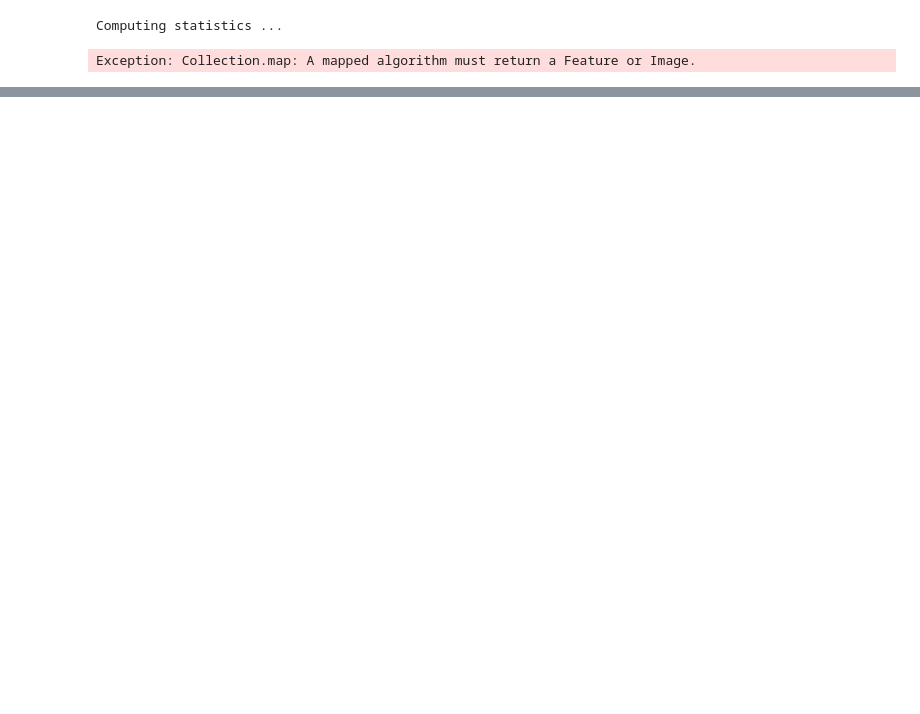
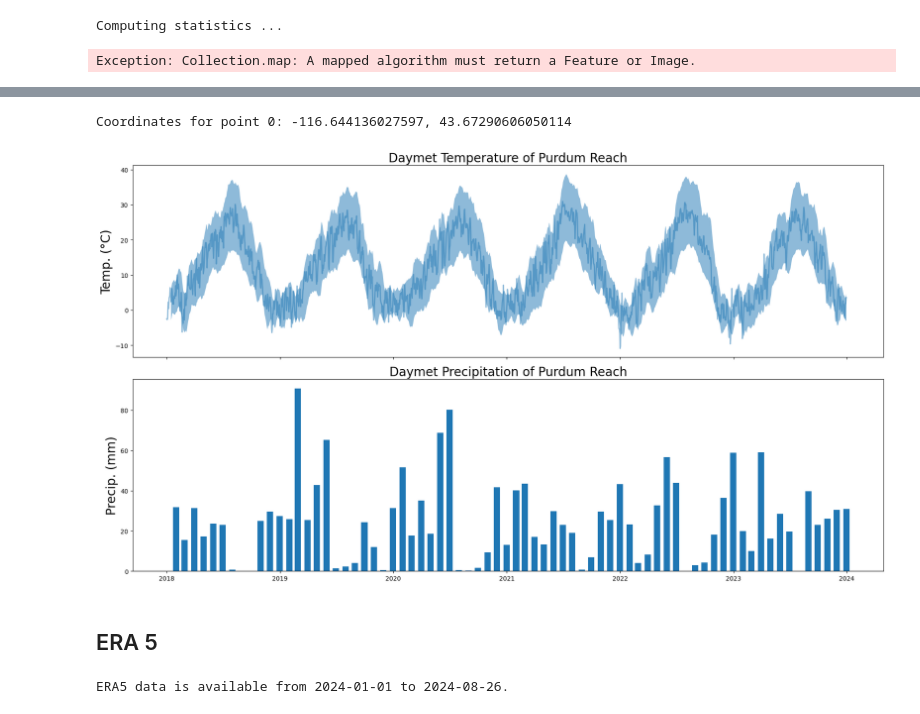
Before and after one commit to carlibeisel/mason_water_budget, a Jupyter notebook: reach_precip.ipynb, the cells around one changed output, grey strips where cells are left out. Cells and saved outputs as stored; diff of their text form; code cells hidden in the pictures; blank space fills up the shorter version.

Commit message:
problems with daymet (doesn't have 2024 data)

```diff
--- a/reach_precip.ipynb
+++ b/reach_precip.ipynb
@@ -185,0 +185,67 @@ for i in range(len(names)):
+# %%
+# Load Solomon Reach
+reach = gpd.read_file('/content/drive/MyDrive/Data/Mason/data_input/reach_shapefile/Mason Reaches/Solomon Reach/solomon_reach_point.shp')
+
+# Print the coordinates of the points
+for index, row in reach.iterrows():
+    point = row['geometry']
+    print(f"Coordinates for point {index}: {point.x}, {point.y}")
+# %% [output]
+Coordinates for point 0: -116.644136027597, 43.67290606050114
+# %%
+ornl_lat, ornl_long = 43.67290606050114, -116.644136027597
+df = daymetpy.daymet_timeseries(lon=ornl_long, lat=ornl_lat, start_year=2018, end_year=2023)
+df
+# %%
+#-----------------#
+#   Create Plot   #
+#-----------------#
+
+%matplotlib inline
+fig, (ax1, ax2) = plt.subplots(2, figsize=(18, 10), sharex=True)
+
+# Calculate 15-day rolling mean for tmin and tmax
+rolling3day = df[['tmin', 'tmax']].rolling(window=15, center=False).mean()
+
+# Plot temperature range and average temperature
+ax1.fill_between(rolling3day.index, rolling3day['tmin'], rolling3day['tmax'], alpha=0.5, lw=0)
+ax1.plot(df.index, df[['tmax', 'tmin']].mean(axis=1), lw=2, alpha=0.5)
+ax1.set_title('Daymet Temperature of Purdum Reach', fontsize=20)
+ax1.set_ylabel(u'Temp. (°C)', fontsize=20)
+
+# Resample the precipitation data by month and sum it
+monthlysum = df.resample("M").sum()
+
+# Plot monthly precipitation as bars
+ax2.bar(monthlysum.index, monthlysum['prcp'], width=20)
+ax2.set_title('Daymet Precipitation of Purdum Reach', fontsize=20)
+ax2.set_ylabel(u'Precip. (mm)', fontsize=20)
+
+# Adjust layout
+fig.tight_layout()
+
+# Display the plot
+plt.show()
+# %% [output]
+[figure, added]
+# %% [markdown]
+## ERA 5
+# %%
+import ee
+
+# Initialize Earth Engine
+ee.Initialize()
+
+# Load the ERA5 dataset for precipitation
+era5 = ee.ImageCollection("ECMWF/ERA5_LAND/HOURLY") \
+    .filterDate('2024-01-01', '2024-12-31') \
+    .select('total_precipitation')
+
+# Check available date range
+date_range = era5.reduceColumns(ee.Reducer.minMax(), ["system:time_start"])
+start_date = ee.Date(date_range.get('min')).format('YYYY-MM-dd').getInfo()
+end_date = ee.Date(date_range.get('max')).format('YYYY-MM-dd').getInfo()
+
+print(f"ERA5 data is available from {start_date} to {end_date}.")
+# %% [output]
+ERA5 data is available from 2024-01-01 to 2024-08-26.
```
Also changed, not shown: parts of 14 cells of this notebook.
